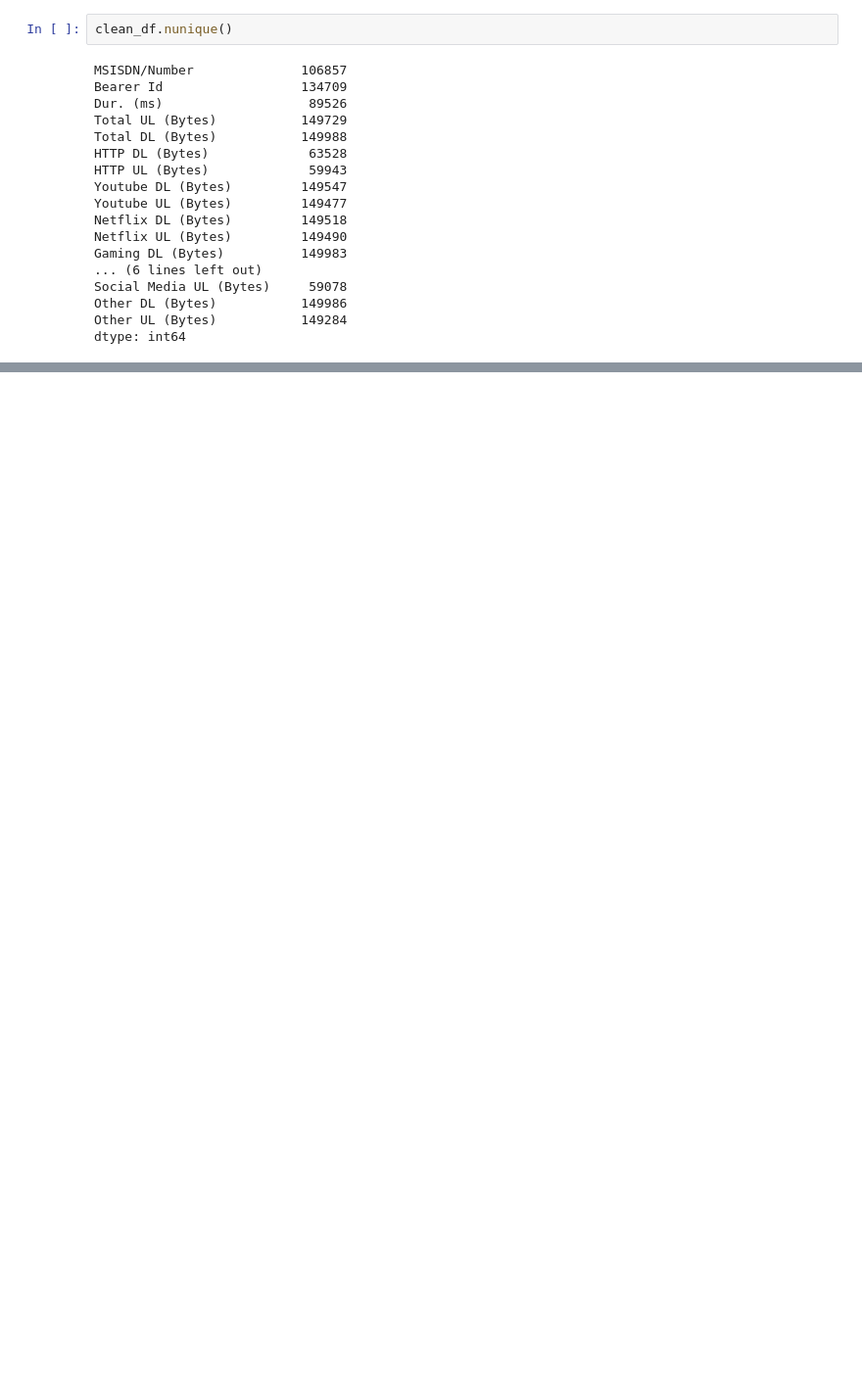
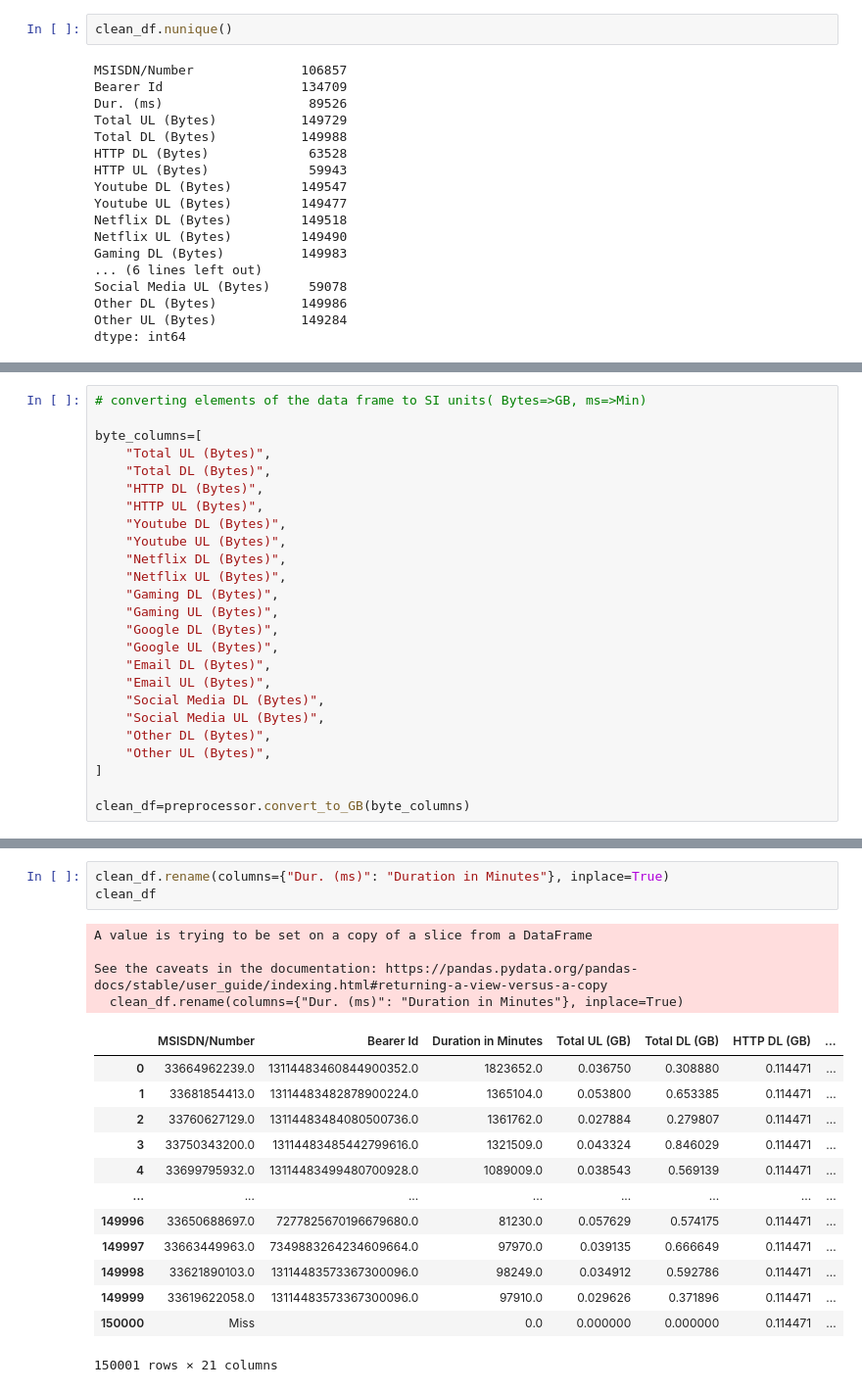
Before and after one commit to abeselomg/Telecom_user_analysis, a Jupyter notebook: notebooks/preprocessing.ipynb, the cells around one changed output, grey strips where cells are left out. Shown: that part at 98% size. Cells and saved outputs as stored; diff of their text form; blank space fills up the shorter version.

```diff
--- a/notebooks/preprocessing.ipynb
+++ b/notebooks/preprocessing.ipynb
@@ -311,0 +231,25 @@ See the caveats in the documentation: https://pandas.pydata.org/pandas-docs/stab
+# %%
+# converting elements of the data frame to SI units( Bytes=>GB, ms=>Min)
+
+byte_columns=[
+    "Total UL (Bytes)",
+    "Total DL (Bytes)",
+    "HTTP DL (Bytes)",
+    "HTTP UL (Bytes)",
+    "Youtube DL (Bytes)",
+    "Youtube UL (Bytes)",
+    "Netflix DL (Bytes)",
+    "Netflix UL (Bytes)",
+    "Gaming DL (Bytes)",
+    "Gaming UL (Bytes)",
+    "Google DL (Bytes)",
+    "Google UL (Bytes)",
+    "Email DL (Bytes)",
+    "Email UL (Bytes)",
+    "Social Media DL (Bytes)",
+    "Social Media UL (Bytes)",
+    "Other DL (Bytes)",
+    "Other UL (Bytes)",
+]
+
+clean_df=preprocessor.convert_to_GB(byte_columns)
@@ -312 +274,22 @@ See the caveats in the documentation: https://pandas.pydata.org/pandas-docs/stab
+# %%
+clean_df.rename(columns={"Dur. (ms)": "Duration in Minutes"}, inplace=True)
+clean_df
+# %% [output]
+A value is trying to be set on a copy of a slice from a DataFrame
+
+See the caveats in the documentation: https://pandas.pydata.org/pandas-docs/stable/user_guide/indexing.html#returning-a-view-versus-a-copy
+  clean_df.rename(columns={"Dur. (ms)": "Duration in Minutes"}, inplace=True)
+|  | MSISDN/Number | Bearer Id | Duration in Minutes | Total UL (GB) | Total DL (GB) | HTTP DL (GB) | ... |
+| 0 | 33664962239.0 | 13114483460844900352.0 | 1823652.0 | 0.036750 | 0.308880 | 0.114471 | ... |
+| 1 | 33681854413.0 | 13114483482878900224.0 | 1365104.0 | 0.053800 | 0.653385 | 0.114471 | ... |
+| 2 | 33760627129.0 | 13114483484080500736.0 | 1361762.0 | 0.027884 | 0.279807 | 0.114471 | ... |
+| 3 | 33750343200.0 | 13114483485442799616.0 | 1321509.0 | 0.043324 | 0.846029 | 0.114471 | ... |
+| 4 | 33699795932.0 | 13114483499480700928.0 | 1089009.0 | 0.038543 | 0.569139 | 0.114471 | ... |
+| ... | ... | ... | ... | ... | ... | ... | ... |
+| 149996 | 33650688697.0 | 7277825670196679680.0 | 81230.0 | 0.057629 | 0.574175 | 0.114471 | ... |
+| 149997 | 33663449963.0 | 7349883264234609664.0 | 97970.0 | 0.039135 | 0.666649 | 0.114471 | ... |
+| 149998 | 33621890103.0 | 13114483573367300096.0 | 98249.0 | 0.034912 | 0.592786 | 0.114471 | ... |
+| 149999 | 33619622058.0 | 13114483573367300096.0 | 97910.0 | 0.029626 | 0.371896 | 0.114471 | ... |
+| 150000 | Miss |  | 0.0 | 0.000000 | 0.000000 | 0.114471 | ... |
+150001 rows × 21 columns
 # %%
```
Also changed, not shown: parts of 32 cells of this notebook, 5 other files.
